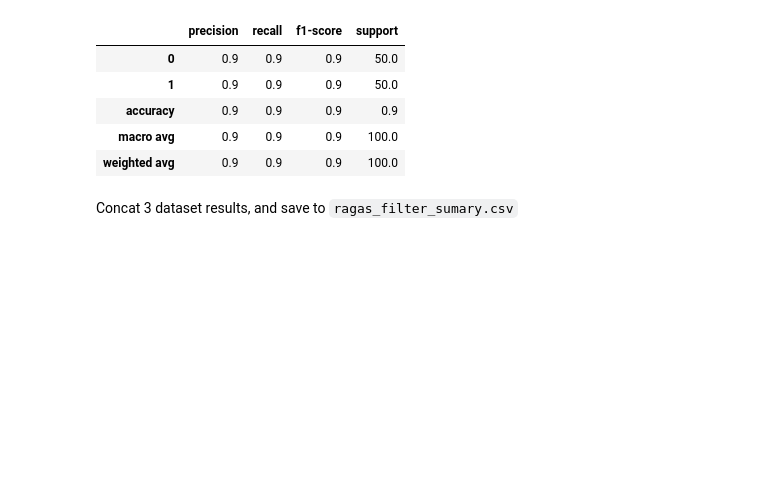
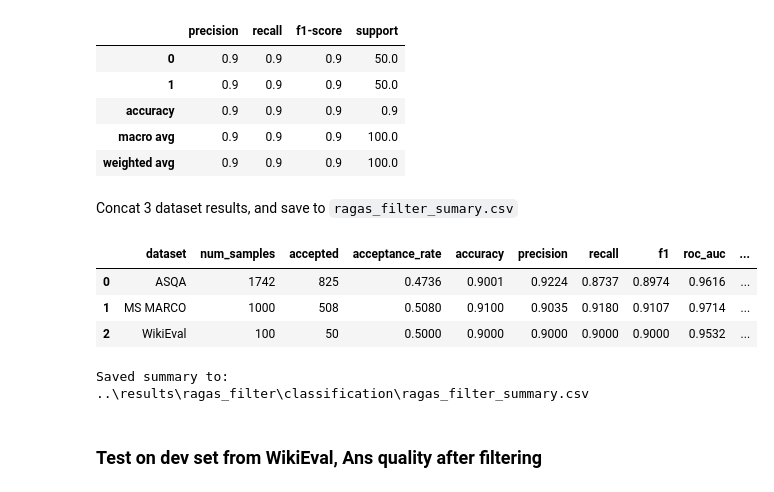
Before and after one commit to Htaaxx/ragas-evaluation, a Jupyter notebook: notebooks/filter-with-ragas.ipynb, the cells around one changed output. Cells and saved outputs as stored; diff of their text form; code cells hidden in the pictures; blank space fills up the shorter version.

```diff
--- a/notebooks/filter-with-ragas.ipynb
+++ b/notebooks/filter-with-ragas.ipynb
@@ -612,14 +601,46 @@ Classification Metrics for WikiEval:
 # %% [markdown]
 Concat 3 dataset results, and save to `ragas_filter_sumary.csv`
 # %%
-# Concat 3 dataset results, and save to `ragas_filter_sumary.csv`
-summary_df = pd.concat([
-    asqa_filter["evaluation"],
-    msmacro_filter["evaluation"],
-    wikieval_filter["evaluation"],
-], ignore_index=True)
+summary_specs = [
+    ("ASQA", asqa_filter, OUTPUT_FILTER / "asqa_test_filtered.csv"),
+    ("MS MARCO", msmacro_filter, OUTPUT_FILTER / "msmacro_filtered.csv"),
+    ("WikiEval", wikieval_filter, OUTPUT_FILTER / "wikieval_filtered.csv"),
+]
 
-summary_df.to_csv(OUTPUT_FILTER / "ragas_filter_summary.csv", index=False)
-print(f"Saved summary evaluation results to {OUTPUT_FILTER / 'ragas_filter_summary.csv'}")
+summary_rows = []
 
-display(summary_df)
+for name, result, prediction_path in summary_specs:
+    metrics = result.get("evaluation", {}).get("classification")
+    pred_df = result.get("output_df")
+
+    if metrics is None or pred_df is None:
+        continue
+
+    summary_rows.append({
+        "dataset": name,
+        "num_samples": len(pred_df),
+        "accepted": int(pred_df["filter_label"].sum()),
+        "acceptance_rate": float(pred_df["filter_label"].mean()),
+        "accuracy": metrics.get("accuracy"),
+        "precision": metrics.get("precision"),
+        "recall": metrics.get("recall"),
+        "f1": metrics.get("f1"),
+        "roc_auc": metrics.get("roc_auc"),
+        "prediction_path": str(prediction_path),
+    })
+
+summary_df = pd.DataFrame(summary_rows)
+
+display(summary_df.round(4))
+
+summary_path = OUTPUT_FILTER / "ragas_filter_summary.csv"
+summary_df.to_csv(summary_path, index=False, encoding="utf-8-sig")
+print(f"Saved summary to: {summary_path}")
+# %% [output]
+|  | dataset | num_samples | accepted | acceptance_rate | accuracy | precision | recall | f1 | roc_auc | ... |
+| 0 | ASQA | 1742 | 825 | 0.4736 | 0.9001 | 0.9224 | 0.8737 | 0.8974 | 0.9616 | ... |
+| 1 | MS MARCO | 1000 | 508 | 0.5080 | 0.9100 | 0.9035 | 0.9180 | 0.9107 | 0.9714 | ... |
+| 2 | WikiEval | 100 | 50 | 0.5000 | 0.9000 | 0.9000 | 0.9000 | 0.9000 | 0.9532 | ... |
+Saved summary to: ..\results\ragas_filter\classification\ragas_filter_summary.csv
+# %% [markdown]
+### Test on dev set from WikiEval, Ans quality after filtering
```
Also changed, not shown: parts of 17 cells of this notebook, 25 other files.
